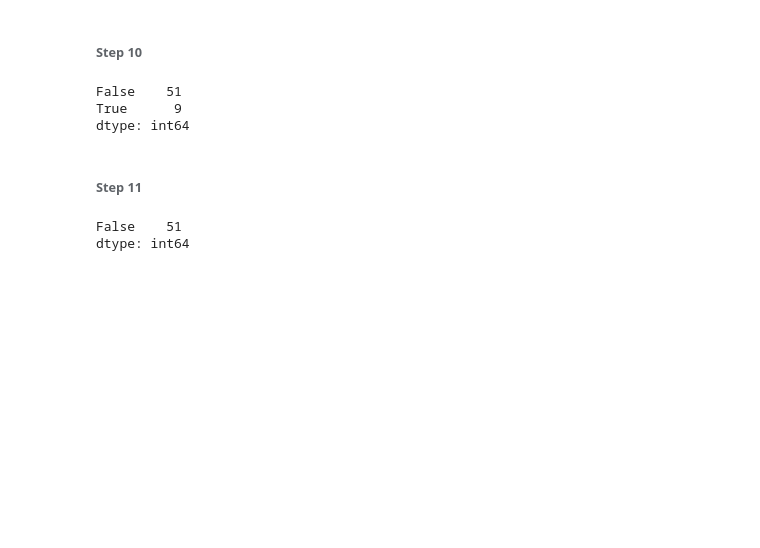
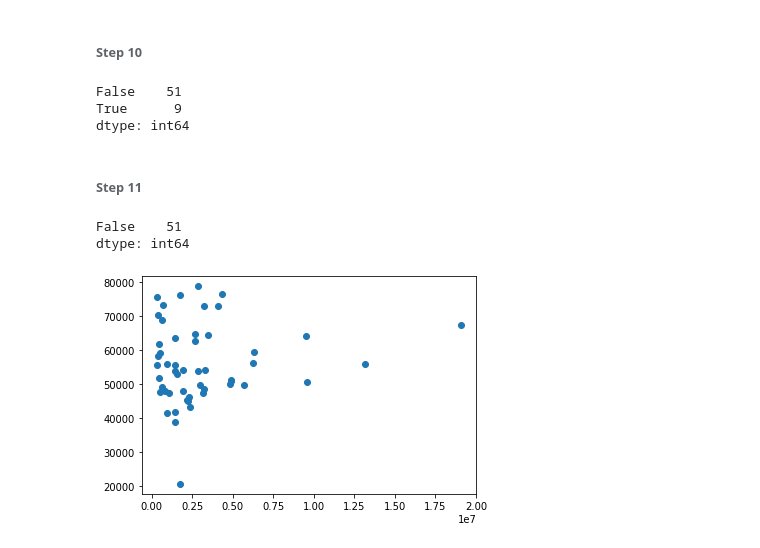
Before and after one commit to hassan-ak/PIAIC-AI, a Jupyter notebook: Q2/Classes/Pandas/assignment/assignment1/PIAIC53818_Assignment01_Pandas.ipynb, the cells around one changed output. Saved outputs shown, nothing was run; the diff lists cells and outputs as text; code cells hidden in the pictures; blank space fills up the shorter version.

```diff
--- a/Q2/Classes/Pandas/assignment/assignment1/PIAIC53818_Assignment01_Pandas.ipynb
+++ b/Q2/Classes/Pandas/assignment/assignment1/PIAIC53818_Assignment01_Pandas.ipynb
@@ -416,0 +421,6 @@ dtype: int64
+# %%
+# Men vs Income
+plt.scatter(us_census.Men, us_census.Income)
+plt.show()
+# %% [output]
+[figure, added]
```
Also changed, not shown: parts of 4 cells of this notebook.
